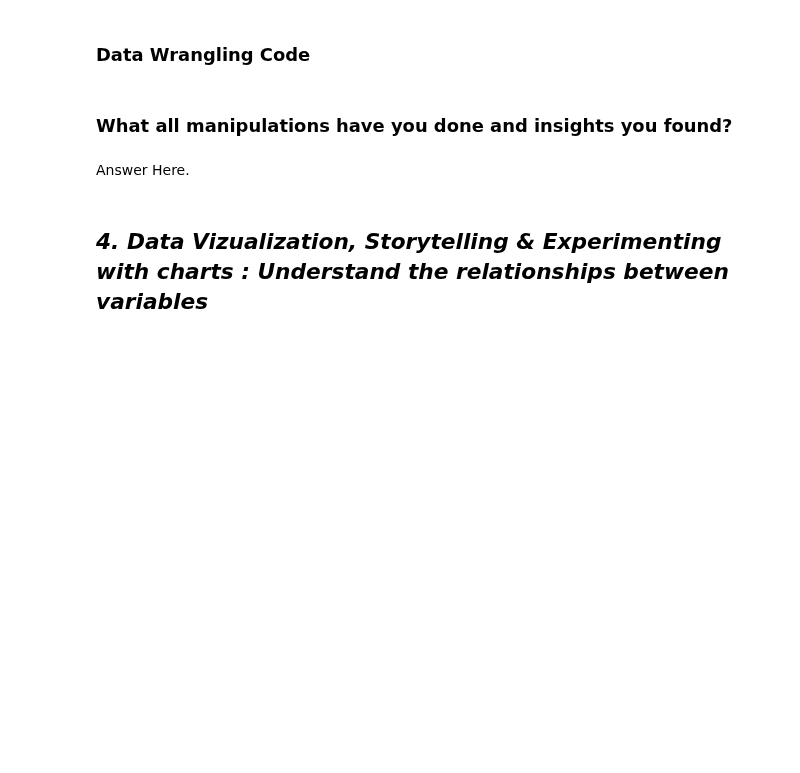
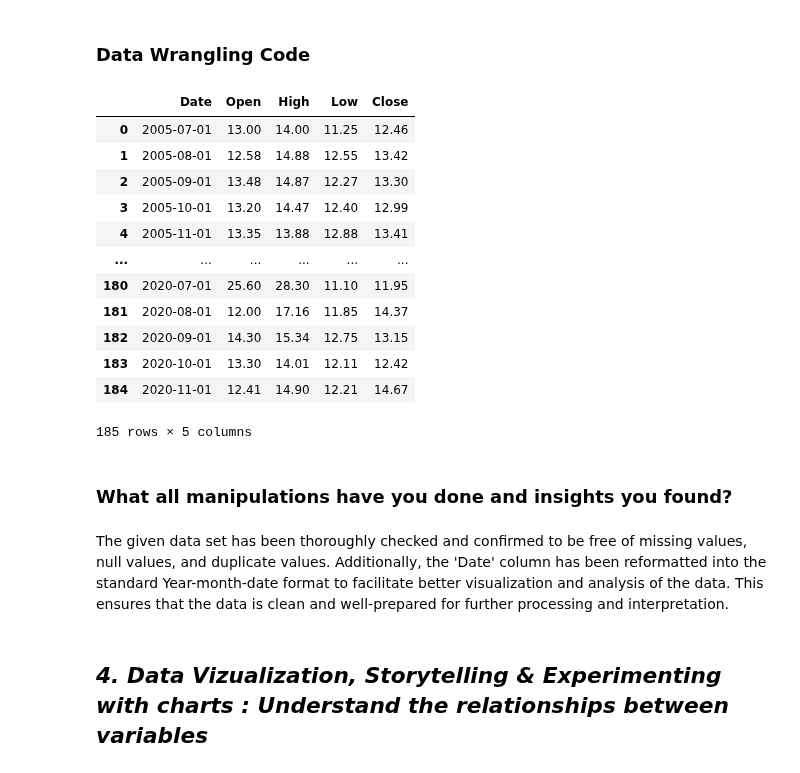
Before and after one commit to KushangShah/ML-Project-End-to-End-Machine-Learning., a Jupyter notebook: Yes_Bank_Stock_Closing_Price_Prediction.ipynb, the cells around one changed output. Cells and saved outputs as stored; diff of their text form; code cells hidden in the pictures; blank space fills up the shorter version.

```diff
--- a/Yes_Bank_Stock_Closing_Price_Prediction.ipynb
+++ b/Yes_Bank_Stock_Closing_Price_Prediction.ipynb
@@ -271,13 +271,33 @@ Unique value in Date:
 ## 3. ***Data Wrangling***
 # %% [markdown]
 ### Data Wrangling Code
+# %%
+# Copying the dataSet so I wouldn't messed up the original dataset
+yes_bank_df_2 = yes_bank_df.copy()
 # %%
 # Write your code to make your dataset analysis ready.
-yes_bank_df['Date'] = pd.to_datetime(yes_bank_df['Date'].apply(lambda x: datetime.strptime(x, "%b-%y")))
+yes_bank_df_2['Date'] = pd.to_datetime(yes_bank_df_2['Date'].apply(lambda x: datetime.strptime(x, "%b-%y")))
+# %%
+# Checking the new data frame
+yes_bank_df_2
+# %% [output]
+|  | Date | Open | High | Low | Close |
+| 0 | 2005-07-01 | 13.00 | 14.00 | 11.25 | 12.46 |
+| 1 | 2005-08-01 | 12.58 | 14.88 | 12.55 | 13.42 |
+| 2 | 2005-09-01 | 13.48 | 14.87 | 12.27 | 13.30 |
+| 3 | 2005-10-01 | 13.20 | 14.47 | 12.40 | 12.99 |
+| 4 | 2005-11-01 | 13.35 | 13.88 | 12.88 | 13.41 |
+| ... | ... | ... | ... | ... | ... |
+| 180 | 2020-07-01 | 25.60 | 28.30 | 11.10 | 11.95 |
+| 181 | 2020-08-01 | 12.00 | 17.16 | 11.85 | 14.37 |
+| 182 | 2020-09-01 | 14.30 | 15.34 | 12.75 | 13.15 |
+| 183 | 2020-10-01 | 13.30 | 14.01 | 12.11 | 12.42 |
+| 184 | 2020-11-01 | 12.41 | 14.90 | 12.21 | 14.67 |
+185 rows × 5 columns
 # %% [markdown]
 ### What all manipulations have you done and insights you found?
-# %% [markdown]
-Answer Here.
+# %% [markdown]
+The given data set has been thoroughly checked and confirmed to be free of missing values, null values, and duplicate values. Additionally, the 'Date' column has been reformatted into the standard Year-month-date format to facilitate better visualization and analysis of the data. This ensures that the data is clean and well-prepared for further processing and interpretation.
 # %% [markdown]
 ## ***4. Data Vizualization, Storytelling & Experimenting with charts : Understand the relationships between variables***
 # %% [markdown]
```
Also changed, not shown: parts of 1 cell of this notebook.
